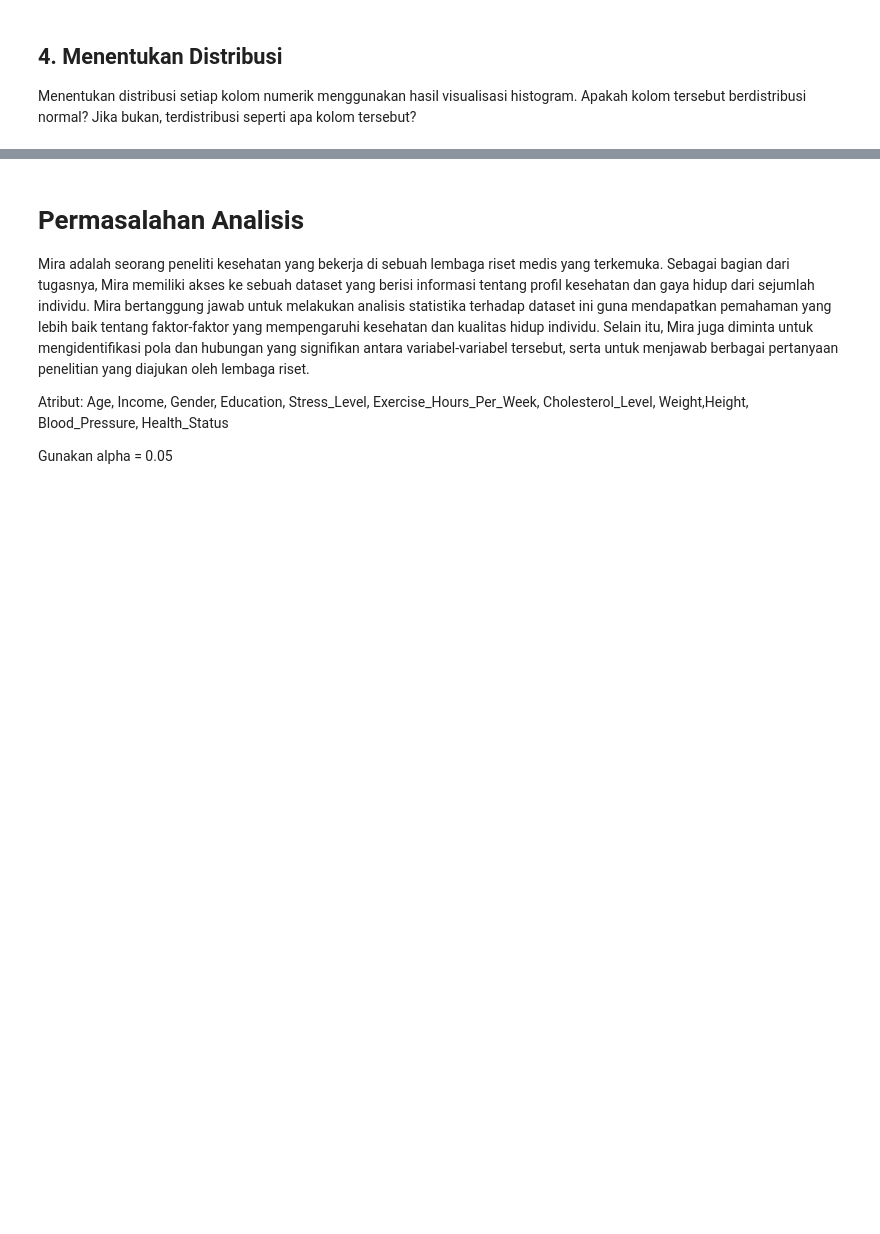
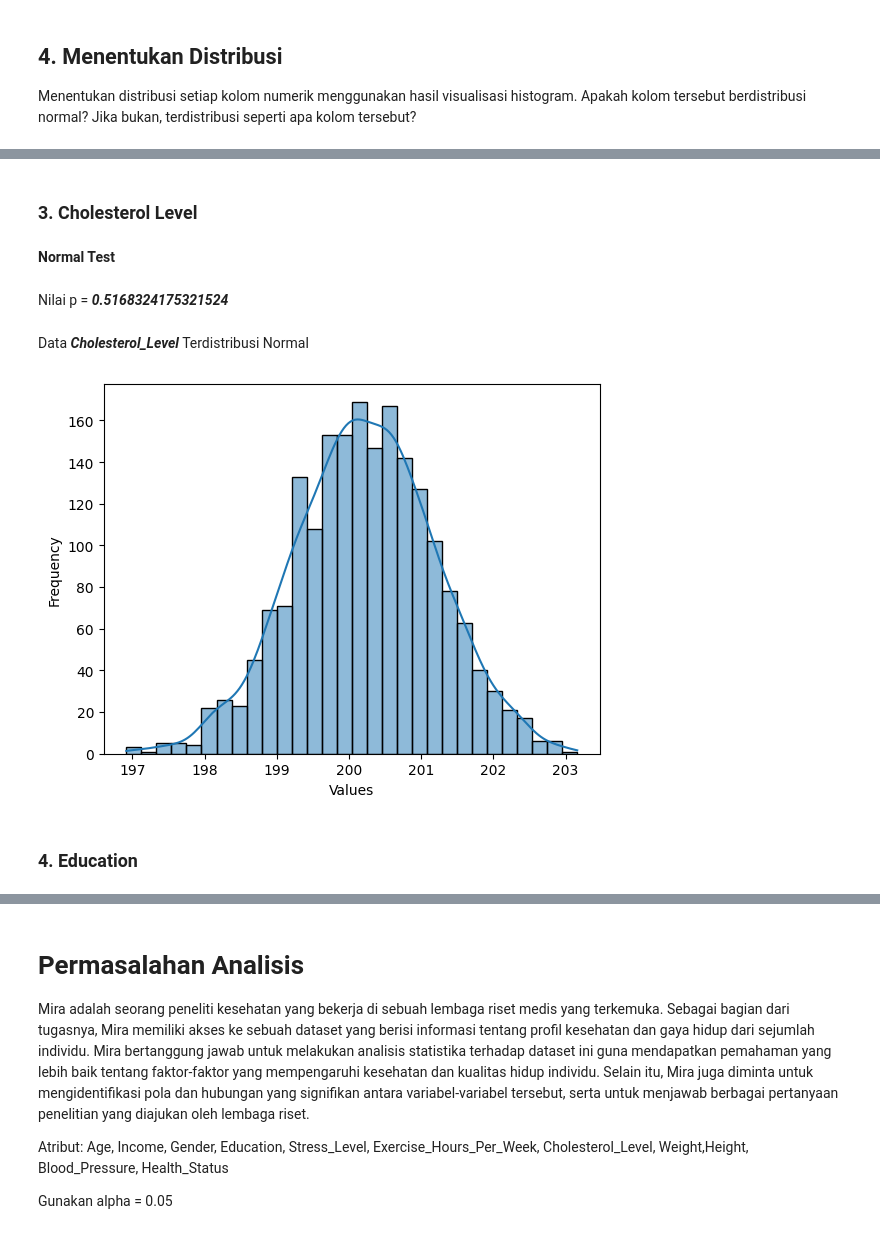
Before and after one commit to Farhannr28/K01-IF2220-13522037-13522039, a Jupyter notebook: Tugas_Besar_Probstat.ipynb, the cells around one changed output, grey strips where cells are left out. Drawn from its saved outputs; the diff is of its cells as text; code cells hidden in the pictures; blank space fills up the shorter version.

```diff
--- a/Tugas_Besar_Probstat.ipynb
+++ b/Tugas_Besar_Probstat.ipynb
@@ -400,0 +437,11 @@ Menentukan distribusi setiap kolom numerik menggunakan hasil visualisasi histogr
+# %% [markdown]
+### **3. Cholesterol Level**
+# %%
+normal_distribution_test(clean_df['Cholesterol_Level'])
+# %% [output]
+**Normal Test**
+Nilai p = ***0.5168324175321524***
+Data ***Cholesterol_Level*** Terdistribusi Normal
+[figure, added]
+# %% [markdown]
+### **4. Education**
```
Also changed, not shown: parts of 22 cells of this notebook.
